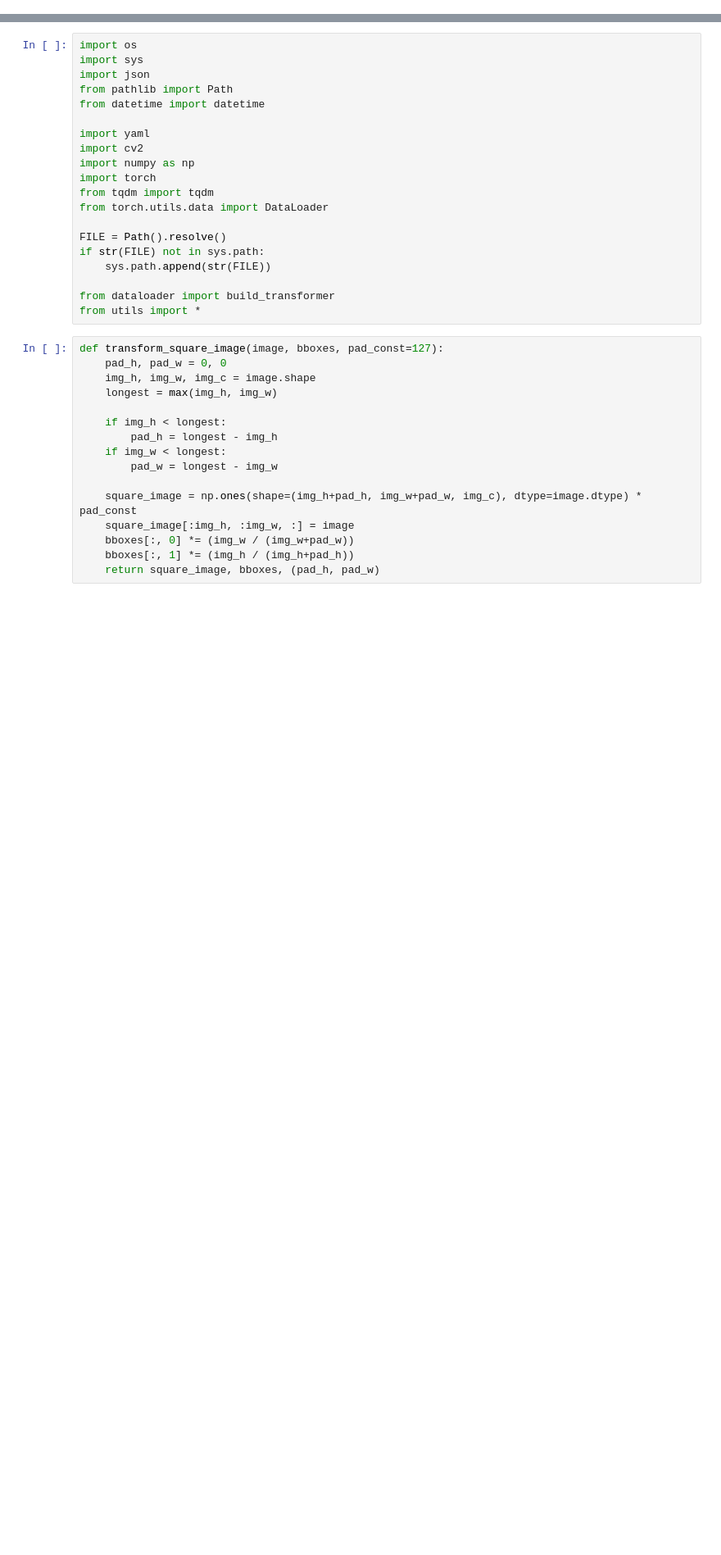
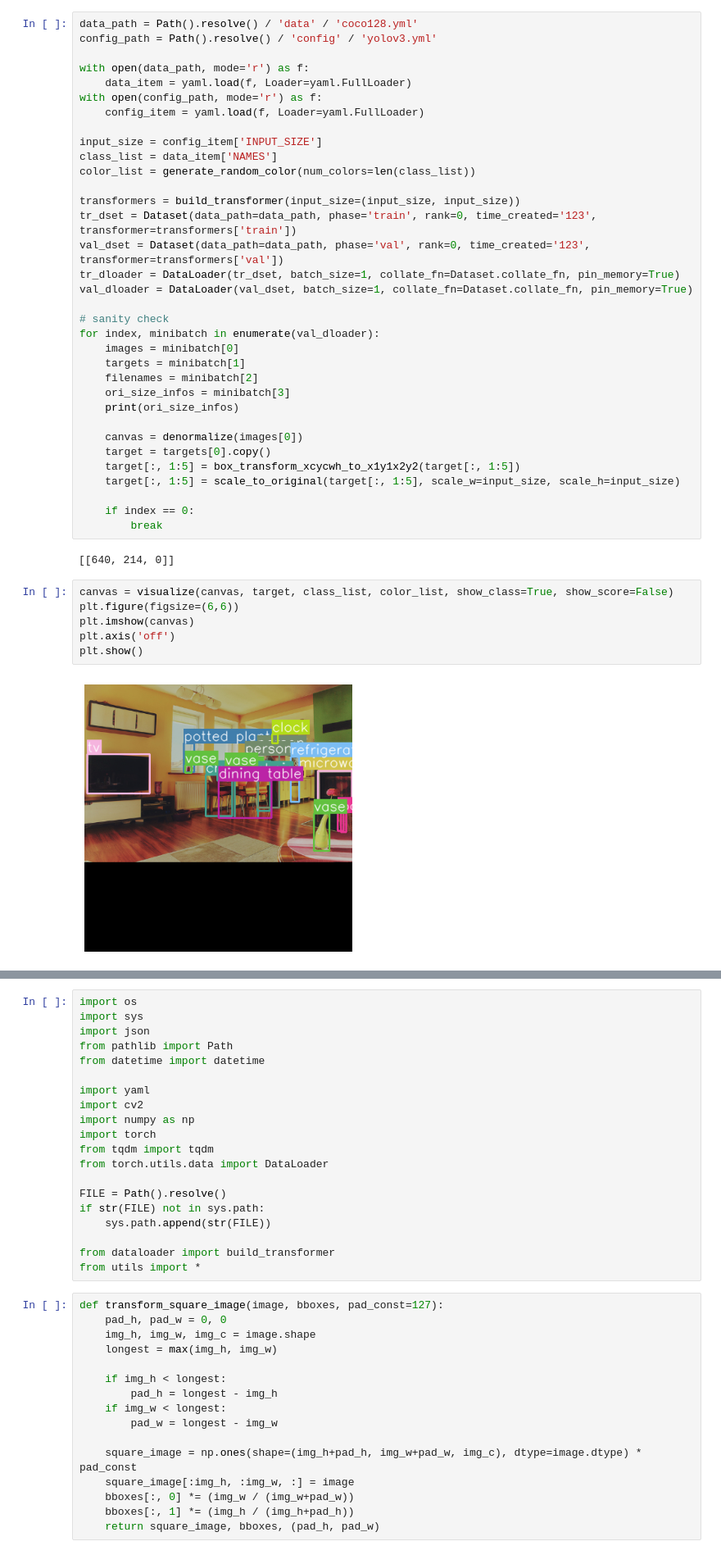
Before and after one commit to pjh5672/Trainer-of-Detectors, a Jupyter notebook: note.ipynb, the cells around one changed output, grey strips where cells are left out. Shown at 82% size. Saved outputs shown, nothing was run; the diff lists cells and outputs as text; blank space fills up the shorter version.

Commit message:
fix:letter box training fixing

```diff
--- a/note.ipynb
+++ b/note.ipynb
@@ -0,0 +25,44 @@
+# %%
+data_path = Path().resolve() / 'data' / 'coco128.yml'
+config_path = Path().resolve() / 'config' / 'yolov3.yml'
+
+with open(data_path, mode='r') as f:
+    data_item = yaml.load(f, Loader=yaml.FullLoader)
+with open(config_path, mode='r') as f:
+    config_item = yaml.load(f, Loader=yaml.FullLoader)
+
+input_size = config_item['INPUT_SIZE']
+class_list = data_item['NAMES']
+color_list = generate_random_color(num_colors=len(class_list))
+
+transformers = build_transformer(input_size=(input_size, input_size))
+tr_dset = Dataset(data_path=data_path, phase='train', rank=0, time_created='123', transformer=transformers['train'])
+val_dset = Dataset(data_path=data_path, phase='val', rank=0, time_created='123', transformer=transformers['val'])
+tr_dloader = DataLoader(tr_dset, batch_size=1, collate_fn=Dataset.collate_fn, pin_memory=True)
+val_dloader = DataLoader(val_dset, batch_size=1, collate_fn=Dataset.collate_fn, pin_memory=True)
+
+# sanity check
+for index, minibatch in enumerate(val_dloader):
+    images = minibatch[0]
+    targets = minibatch[1]
+    filenames = minibatch[2]
+    ori_size_infos = minibatch[3]
+    print(ori_size_infos)
+
+    canvas = denormalize(images[0])
+    target = targets[0].copy()
+    target[:, 1:5] = box_transform_xcycwh_to_x1y1x2y2(target[:, 1:5])
+    target[:, 1:5] = scale_to_original(target[:, 1:5], scale_w=input_size, scale_h=input_size)
+
+    if index == 0:
+        break
+# %% [output]
+[[640, 214, 0]]
+# %%
+canvas = visualize(canvas, target, class_list, color_list, show_class=True, show_score=False)
+plt.figure(figsize=(6,6))
+plt.imshow(canvas)
+plt.axis('off')
+plt.show()
+# %% [output]
+[figure, added]
```
Also changed, not shown: parts of 4 cells of this notebook, 5 other files.
